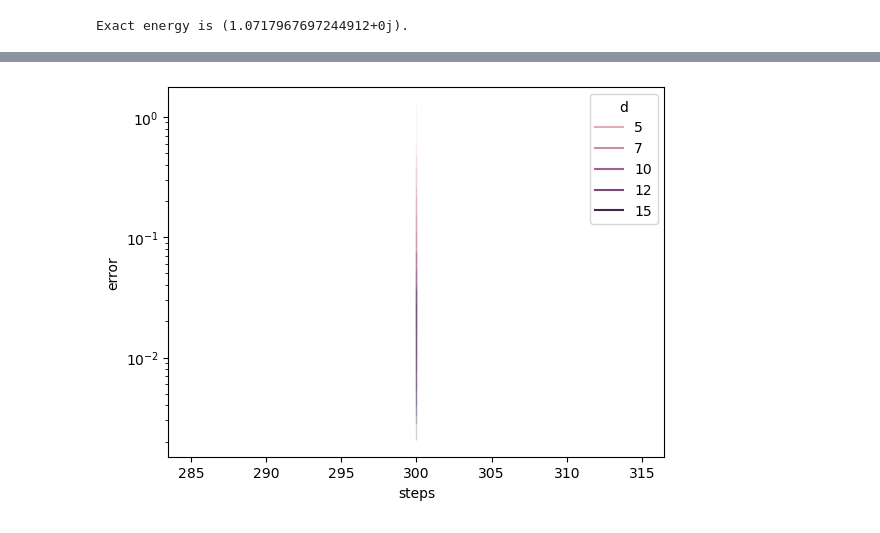
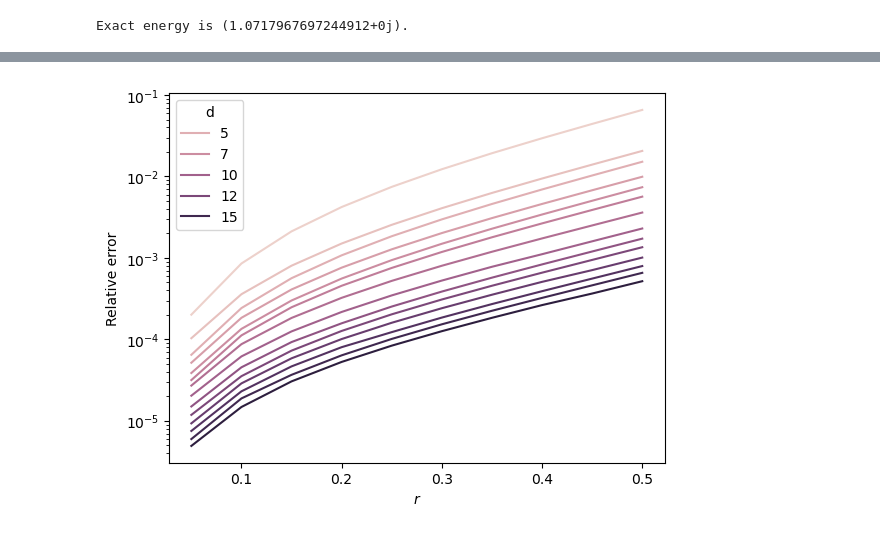
Before and after one commit to rmlarose/compare-vkp, a Jupyter notebook: hubbard_ratio_plot.ipynb, the cells around one changed output, grey strips where cells are left out. Saved outputs shown, nothing was run; the diff lists cells and outputs as text; code cells hidden in the pictures.

Commit message:
Plotted data from new job.

```diff
--- a/hubbard_ratio_plot.ipynb
+++ b/hubbard_ratio_plot.ipynb
@@ -68,7 +68,10 @@ Index: []
 # %%
 fig, ax = plt.subplots()
 ax.set_yscale("log")
-sns.lineplot(ax=ax, data=df_total, x="steps", y="error", hue="d")
+sns.lineplot(ax=ax, data=df_total, x="ratio", y="error", hue="d")
+ax.set_xlabel(r"$r$")
+ax.set_ylabel("Relative error")
+plt.savefig("ratio_error_plot.pdf")
 plt.show()
 # %% [output]
-[figure, old version]
+[figure, new version]
```
Also changed, not shown: parts of 3 cells of this notebook.
